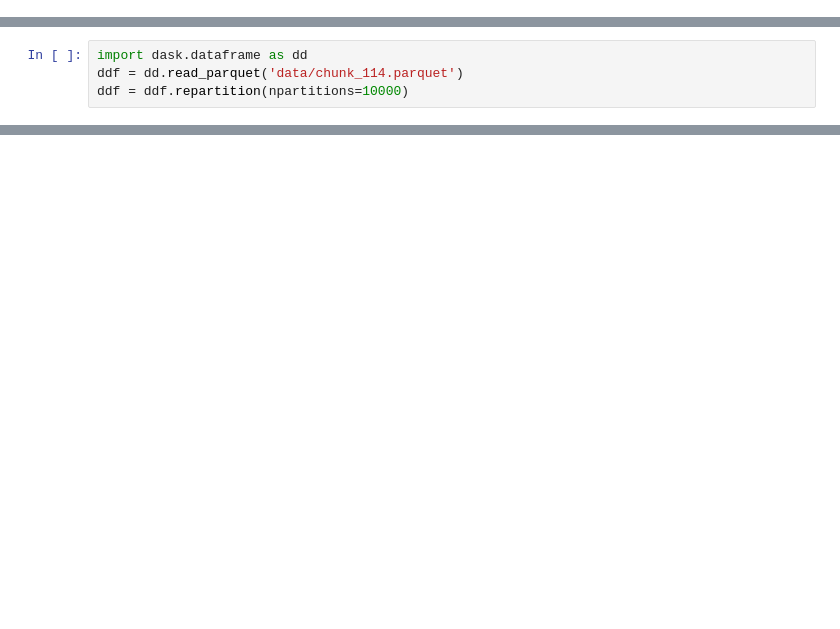
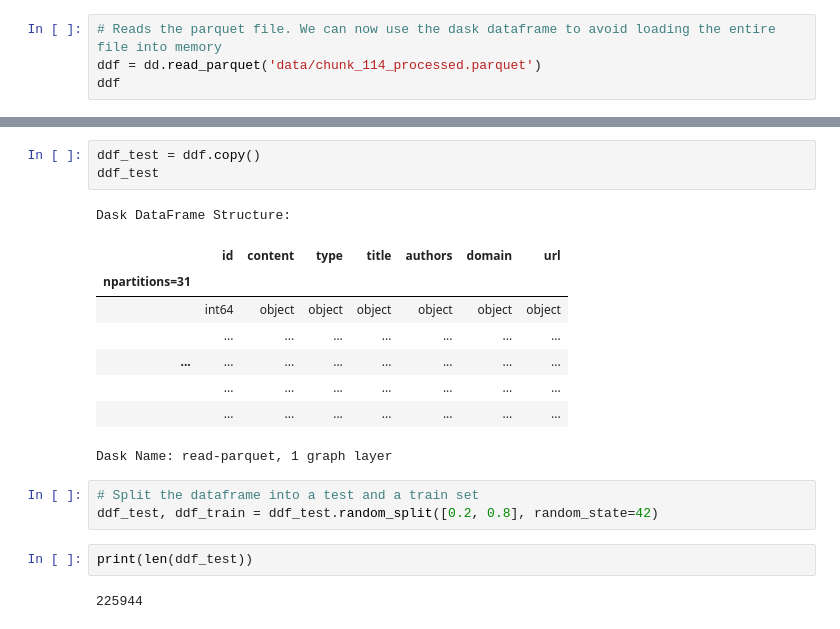
Before and after one commit to KristianDamPedersen/fakenewsproject, a Jupyter notebook: test_val_train_split.ipynb, the cells around one changed output, grey strips where cells are left out. Saved outputs shown, nothing was run; the diff lists cells and outputs as text; blank space fills up the shorter version.

```diff
--- a/test_val_train_split.ipynb
+++ b/test_val_train_split.ipynb
@@ -4,0 +41,4 @@
+# %%
+# Reads the parquet file. We can now use the dask dataframe to avoid loading the entire file into memory
+ddf = dd.read_parquet('data/chunk_114_processed.parquet')
+ddf
@@ -26,4 +97,0 @@ distributed.client.AllExit
-# %%
-import dask.dataframe as dd
-ddf = dd.read_parquet('data/chunk_114.parquet')
-ddf = ddf.repartition(npartitions=10000)
@@ -83,0 +98,20 @@ KeyboardInterrupt:
+# %%
+ddf_test = ddf.copy()
+ddf_test
+# %% [output]
+Dask DataFrame Structure:
+|  | id | content | type | title | authors | domain | url |
+| npartitions=31 |  |  |  |  |  |  |  |
+|  | int64 | object | object | object | object | object | object |
+|  | ... | ... | ... | ... | ... | ... | ... |
+| ... | ... | ... | ... | ... | ... | ... | ... |
+|  | ... | ... | ... | ... | ... | ... | ... |
+|  | ... | ... | ... | ... | ... | ... | ... |
+Dask Name: read-parquet, 1 graph layer
+# %%
+# Split the dataframe into a test and a train set
+ddf_test, ddf_train = ddf_test.random_split([0.2, 0.8], random_state=42)
+# %%
+print(len(ddf_test))
+# %% [output]
+225944
```
Also changed, not shown: parts of 25 cells of this notebook.
